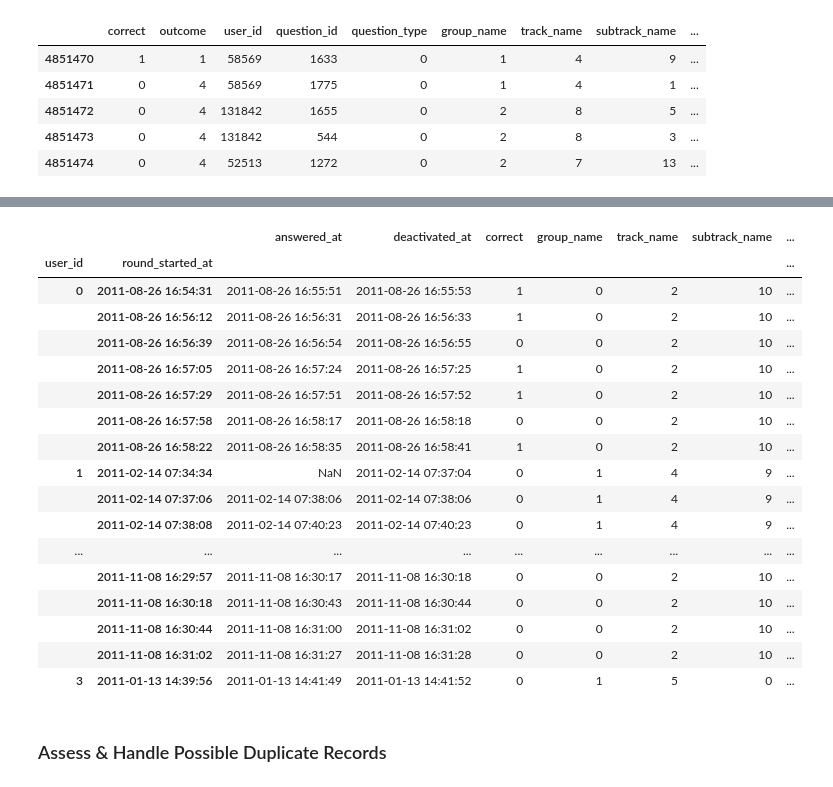
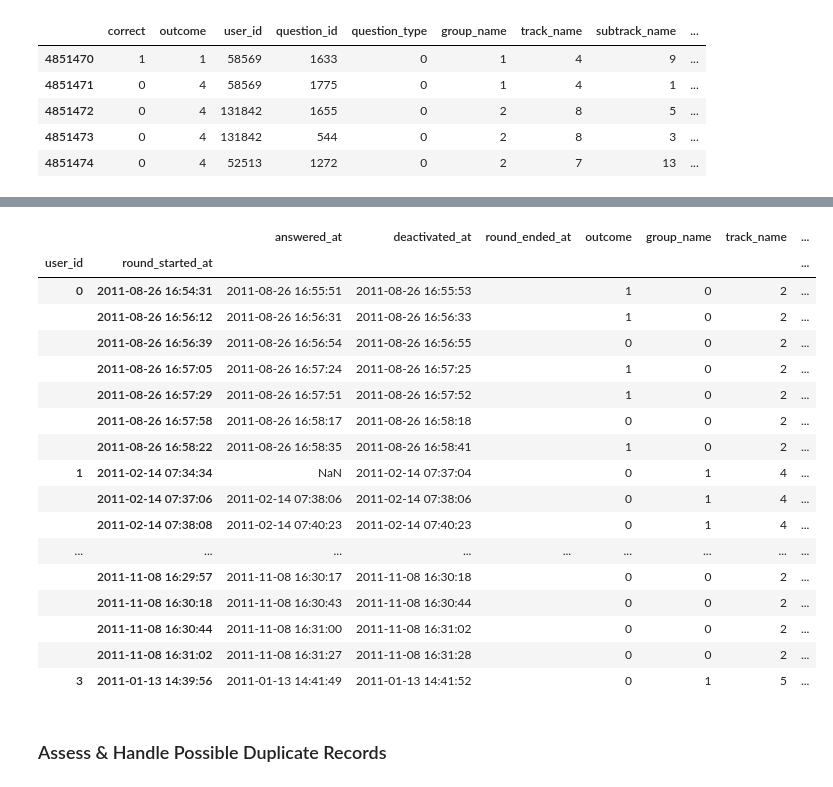
Before and after one commit to oserttas-math/predicting_assessment_mastery, a Jupyter notebook: notebooks/1.0-humburgc-initial_data_exploration.ipynb, the cells around one changed output, grey strips where cells are left out. Drawn from its saved outputs; the diff is of its cells as text; code cells hidden in the pictures.

```diff
--- a/notebooks/1.0-humburgc-initial_data_exploration.ipynb
+++ b/notebooks/1.0-humburgc-initial_data_exploration.ipynb
@@ -134,0 +135,12 @@ Some columns, such as those not included in the test dataset, can be removed. Mu
+# %%
+# The first call to convert columns to datetime returned: `ValueError: year 0 is out of range`,
+# so this needs to be addressed first.
+
+# Set up filters and store in variables:
+round_started_filter = df['round_started_at'] == '0000-00-00 00:00:00'
+answered_at_filter = df['answered_at'] == '0000-00-00 00:00:00'
+deactivated_at_filter = df['deactivated_at'] == '0000-00-00 00:00:00'
+
+# Combine filters to apply to the entire dataframe, and inspect the results:
+year0_filter = round_started_filter & answered_at_filter & deactivated_at_filter
+df[year0_filter]
@@ -134,0 +170,6 @@ Some columns, such as those not included in the test dataset, can be removed. Mu
+# %%
+# Apply the filter to the dataframe, drop the corresponding rows, save the rest:
+df = df.drop(df[year0_filter].index)
+# %%
+# Convert date strings to datetime objects:
+df['round_started_at'] = pd.to_datetime(df['round_started_at'])
@@ -136,6 +179,12 @@ Some columns, such as those not included in the test dataset, can be removed. Mu
 # Drop selected columns and save results:
 df = df.drop(['outcome', 'answer_id', 'question_set_id'], axis='columns')
 
+# Change the name of 'correct' column to outcome:
+df = df.rename(columns = {'correct':'outcome'})
+
+# Create a new column, round_ended_at:
+df['round_ended_at'] = ''
+
 # Index the dataset by users, then start time; sort and save:
 df = df.set_index(['user_id', 'round_started_at']).sort_index()
 # %%
@@ -184,31 +224,31 @@ df.head()
 |  | 2011-08-26 16:57:29 | 1 | 5024 | 0 | 0 | 2 | 10 | ... |
 # %%
 # Reorder the columns and save:
-df = df[['answered_at', 'deactivated_at', 'correct', 'group_name', 'track_name',
-         'subtrack_name', 'tag_string', 'question_id', 'question_type', 'game_type',
-         'num_players', 'date_of_test']]
+df = df[['answered_at', 'deactivated_at', 'round_ended_at', 'outcome', 'group_name',
+         'track_name', 'subtrack_name', 'tag_string', 'question_id', 'question_type',
+         'game_type', 'num_players', 'date_of_test']]
 
 # Reinspect the structure to confirm:
 df.head(30) # Return 30 observations to compare with further exploration later.
 # %% [output]
-|  |  | answered_at | deactivated_at | correct | group_name | track_name | subtrack_name | ... |
+|  |  | answered_at | deactivated_at | round_ended_at | outcome | group_name | track_name | ... |
 | user_id | round_started_at |  |  |  |  |  |  | ... |
-| 0 | 2011-08-26 16:54:31 | 2011-08-26 16:55:51 | 2011-08-26 16:55:53 | 1 | 0 | 2 | 10 | ... |
-|  | 2011-08-26 16:56:12 | 2011-08-26 16:56:31 | 2011-08-26 16:56:33 | 1 | 0 | 2 | 10 | ... |
-|  | 2011-08-26 16:56:39 | 2011-08-26 16:56:54 | 2011-08-26 16:56:55 | 0 | 0 | 2 | 10 | ... |
-|  | 2011-08-26 16:57:05 | 2011-08-26 16:57:24 | 2011-08-26 16:57:25 | 1 | 0 | 2 | 10 | ... |
-|  | 2011-08-26 16:57:29 | 2011-08-26 16:57:51 | 2011-08-26 16:57:52 | 1 | 0 | 2 | 10 | ... |
-|  | 2011-08-26 16:57:58 | 2011-08-26 16:58:17 | 2011-08-26 16:58:18 | 0 | 0 | 2 | 10 | ... |
-|  | 2011-08-26 16:58:22 | 2011-08-26 16:58:35 | 2011-08-26 16:58:41 | 1 | 0 | 2 | 10 | ... |
-| 1 | 2011-02-14 07:34:34 | NaN | 2011-02-14 07:37:04 | 0 | 1 | 4 | 9 | ... |
-|  | 2011-02-14 07:37:06 | 2011-02-14 07:38:06 | 2011-02-14 07:38:06 | 0 | 1 | 4 | 9 | ... |
-|  | 2011-02-14 07:38:08 | 2011-02-14 07:40:23 | 2011-02-14 07:40:23 | 0 | 1 | 4 | 9 | ... |
+| 0 | 2011-08-26 16:54:31 | 2011-08-26 16:55:51 | 2011-08-26 16:55:53 |  | 1 | 0 | 2 | ... |
+|  | 2011-08-26 16:56:12 | 2011-08-26 16:56:31 | 2011-08-26 16:56:33 |  | 1 | 0 | 2 | ... |
+|  | 2011-08-26 16:56:39 | 2011-08-26 16:56:54 | 2011-08-26 16:56:55 |  | 0 | 0 | 2 | ... |
+|  | 2011-08-26 16:57:05 | 2011-08-26 16:57:24 | 2011-08-26 16:57:25 |  | 1 | 0 | 2 | ... |
+|  | 2011-08-26 16:57:29 | 2011-08-26 16:57:51 | 2011-08-26 16:57:52 |  | 1 | 0 | 2 | ... |
+|  | 2011-08-26 16:57:58 | 2011-08-26 16:58:17 | 2011-08-26 16:58:18 |  | 0 | 0 | 2 | ... |
+|  | 2011-08-26 16:58:22 | 2011-08-26 16:58:35 | 2011-08-26 16:58:41 |  | 1 | 0 | 2 | ... |
+| 1 | 2011-02-14 07:34:34 | NaN | 2011-02-14 07:37:04 |  | 0 | 1 | 4 | ... |
+|  | 2011-02-14 07:37:06 | 2011-02-14 07:38:06 | 2011-02-14 07:38:06 |  | 0 | 1 | 4 | ... |
+|  | 2011-02-14 07:38:08 | 2011-02-14 07:40:23 | 2011-02-14 07:40:23 |  | 0 | 1 | 4 | ... |
 | ... | ... | ... | ... | ... | ... | ... | ... | ... |
-|  | 2011-11-08 16:29:57 | 2011-11-08 16:30:17 | 2011-11-08 16:30:18 | 0 | 0 | 2 | 10 | ... |
-|  | 2011-11-08 16:30:18 | 2011-11-08 16:30:43 | 2011-11-08 16:30:44 | 0 | 0 | 2 | 10 | ... |
-|  | 2011-11-08 16:30:44 | 2011-11-08 16:31:00 | 2011-11-08 16:31:02 | 0 | 0 | 2 | 10 | ... |
-|  | 2011-11-08 16:31:02 | 2011-11-08 16:31:27 | 2011-11-08 16:31:28 | 0 | 0 | 2 | 10 | ... |
-| 3 | 2011-01-13 14:39:56 | 2011-01-13 14:41:49 | 2011-01-13 14:41:52 | 0 | 1 | 5 | 0 | ... |
+|  | 2011-11-08 16:29:57 | 2011-11-08 16:30:17 | 2011-11-08 16:30:18 |  | 0 | 0 | 2 | ... |
+|  | 2011-11-08 16:30:18 | 2011-11-08 16:30:43 | 2011-11-08 16:30:44 |  | 0 | 0 | 2 | ... |
+|  | 2011-11-08 16:30:44 | 2011-11-08 16:31:00 | 2011-11-08 16:31:02 |  | 0 | 0 | 2 | ... |
+|  | 2011-11-08 16:31:02 | 2011-11-08 16:31:27 | 2011-11-08 16:31:28 |  | 0 | 0 | 2 | ... |
+| 3 | 2011-01-13 14:39:56 | 2011-01-13 14:41:49 | 2011-01-13 14:41:52 |  | 0 | 1 | 5 | ... |
 # %% [markdown]
 ### Assess & Handle Possible Duplicate Records
 # %% [markdown]
```
Also changed, not shown: parts of 43 cells of this notebook.
